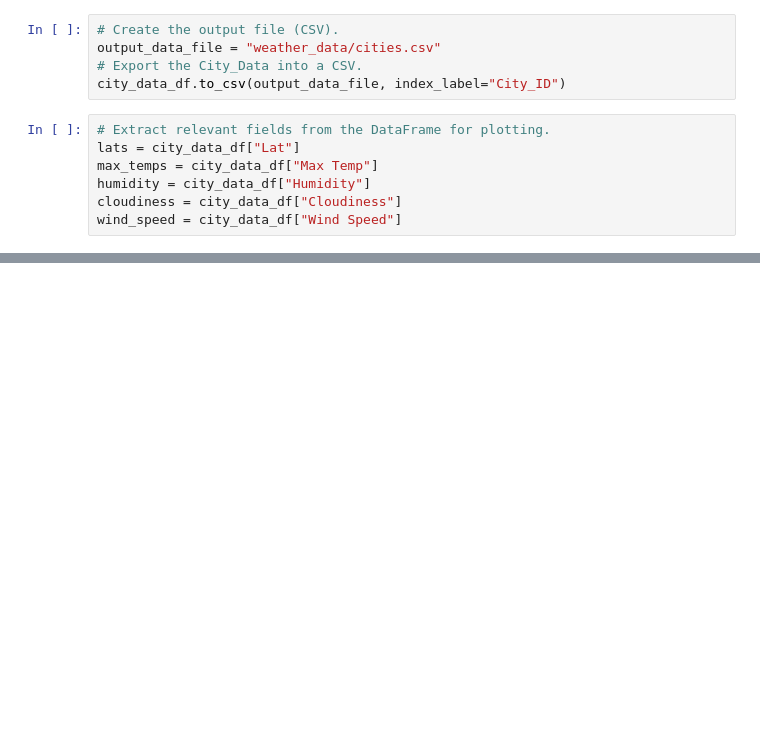
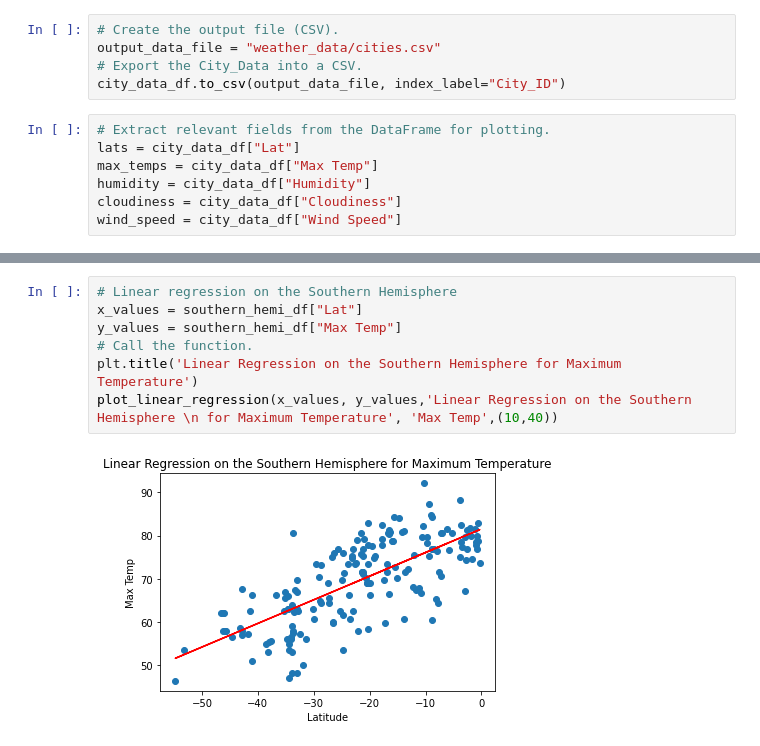
Before and after one commit to fcberni/World_Weather_Analysis, a Jupyter notebook: WeatherPy.ipynb, the cells around one changed output, grey strips where cells are left out. Cells and saved outputs as stored; diff of their text form; blank space fills up the shorter version.

```diff
--- a/WeatherPy.ipynb
+++ b/WeatherPy.ipynb
@@ -258,0 +310,9 @@ plt.show()
+# %%
+# Linear regression on the Southern Hemisphere
+x_values = southern_hemi_df["Lat"]
+y_values = southern_hemi_df["Max Temp"]
+# Call the function.
+plt.title('Linear Regression on the Southern Hemisphere for Maximum Temperature')
+plot_linear_regression(x_values, y_values,'Linear Regression on the Southern Hemisphere \n for Maximum Temperature', 'Max Temp',(10,40))
+# %% [output]
+[figure, added]
```
Also changed, not shown: parts of 24 cells of this notebook, 5 other files.
